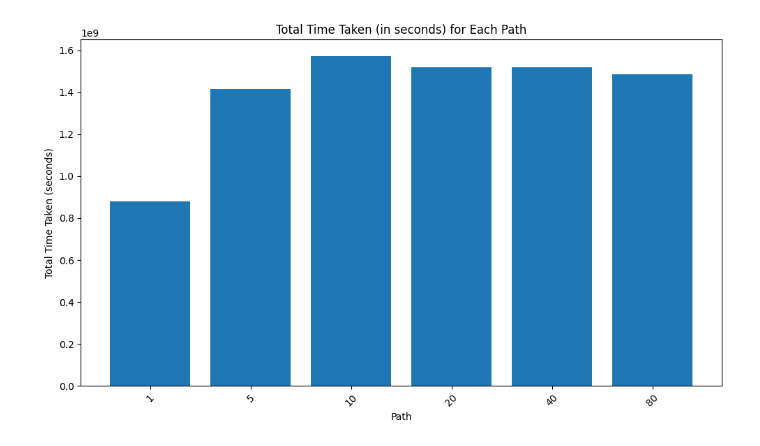
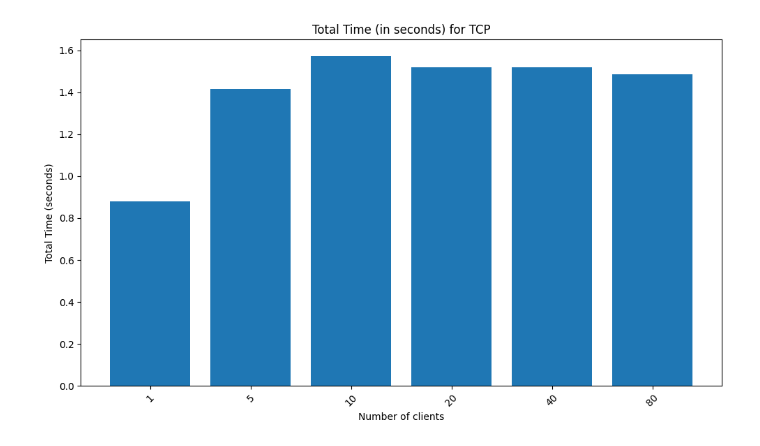
Before and after one commit to arthurbm/distributed-concurrent-programming, a Jupyter notebook: atividades/atv4/benchmark/main.ipynb, the cells around one changed output. Saved outputs shown, nothing was run; the diff lists cells and outputs as text; code cells hidden in the pictures.

Commit message:
feat: add new graphs and ignore csv

```diff
--- a/atividades/atv4/benchmark/main.ipynb
+++ b/atividades/atv4/benchmark/main.ipynb
@@ -1,16 +5,12 @@
 # %%
-import pandas as pd
-import os
-import matplotlib.pyplot as plt
-
 # List of paths
 paths = [
-    '../samples/tcp/data1',
-    '../samples/tcp/data5',
-    '../samples/tcp/data10',
-    '../samples/tcp/data20',
-    '../samples/tcp/data40',
-    '../samples/tcp/data80'
+    '../tcp/samples/data1',
+    '../tcp/samples/data5',
+    '../tcp/samples/data10',
+    '../tcp/samples/data20',
+    '../tcp/samples/data40',
+    '../tcp/samples/data80'
 ]
 
 pathsLabels = [
@@ -29,37 +29,37 @@ for path in paths:
     files = [f for f in os.listdir(path) if f.endswith('.csv')]
 
     # Read the csv files and store them in a list of dataframes
     dataframes = [pd.read_csv(os.path.join(path, f)) for f in files]
 
     # Ensure all dataframes have the same number of rows
     assert all(df.shape[0] == dataframes[0].shape[0] for df in dataframes), "Not all CSVs have the same number of rows"
 
     # Concatenate all dataframes vertically
     df_concatenated = pd.concat(dataframes)
 
-    # Convert the timeTaken to seconds (assuming it's currently in nanoseconds)
-    df_concatenated['timeTaken'] = df_concatenated['timeTaken']
+    # Convert the timeTaken to seconds (assuming it's currently in seconds)
+    df_concatenated['timeTaken'] = df_concatenated['timeTaken'] / 1e9
 
     # Group by the index (which is the same across all original dataframes) and compute mean
     df_mean = df_concatenated.groupby(df_concatenated.index).mean()
 
     # Extract the folder name from the path
     folder_name = os.path.basename(os.path.normpath(path))
 
     # Write to new CSV without index
-    df_mean.to_csv(f'./average_times_{folder_name}.csv', index=False)
+    df_mean.to_csv(f'./average_times_tcp_{folder_name}.csv', index=False)
 
     # Compute the sum of timeTaken and add it to the list
     total_times.append(df_mean['timeTaken'].sum())
 
 # Plot the total time taken for each path
 plt.figure(figsize=(10,6))
 plt.bar(pathsLabels, total_times)
-plt.title('Total Time Taken (in seconds) for Each Path')
-plt.xlabel('Path')
-plt.ylabel('Total Time Taken (seconds)')
+plt.title('Total Time (in seconds) for TCP')
+plt.xlabel('Number of clients')
+plt.ylabel('Total Time (seconds)')
 plt.xticks(rotation=45)
 plt.tight_layout()
 plt.show()
 # %% [output]
-[figure, old version]
+[figure, new version]
```
Also changed, not shown: parts of 7 cells of this notebook, 7 other files.
